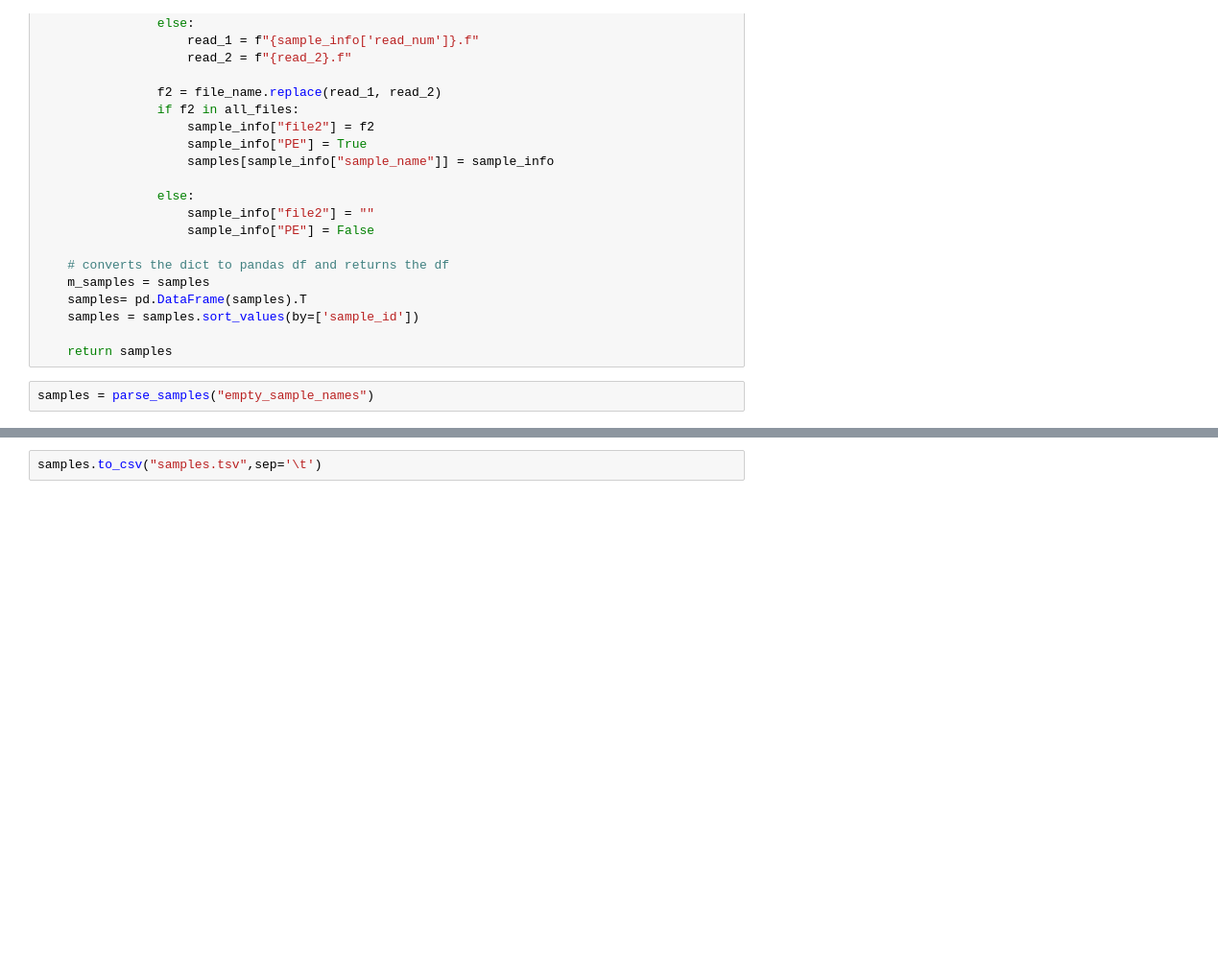
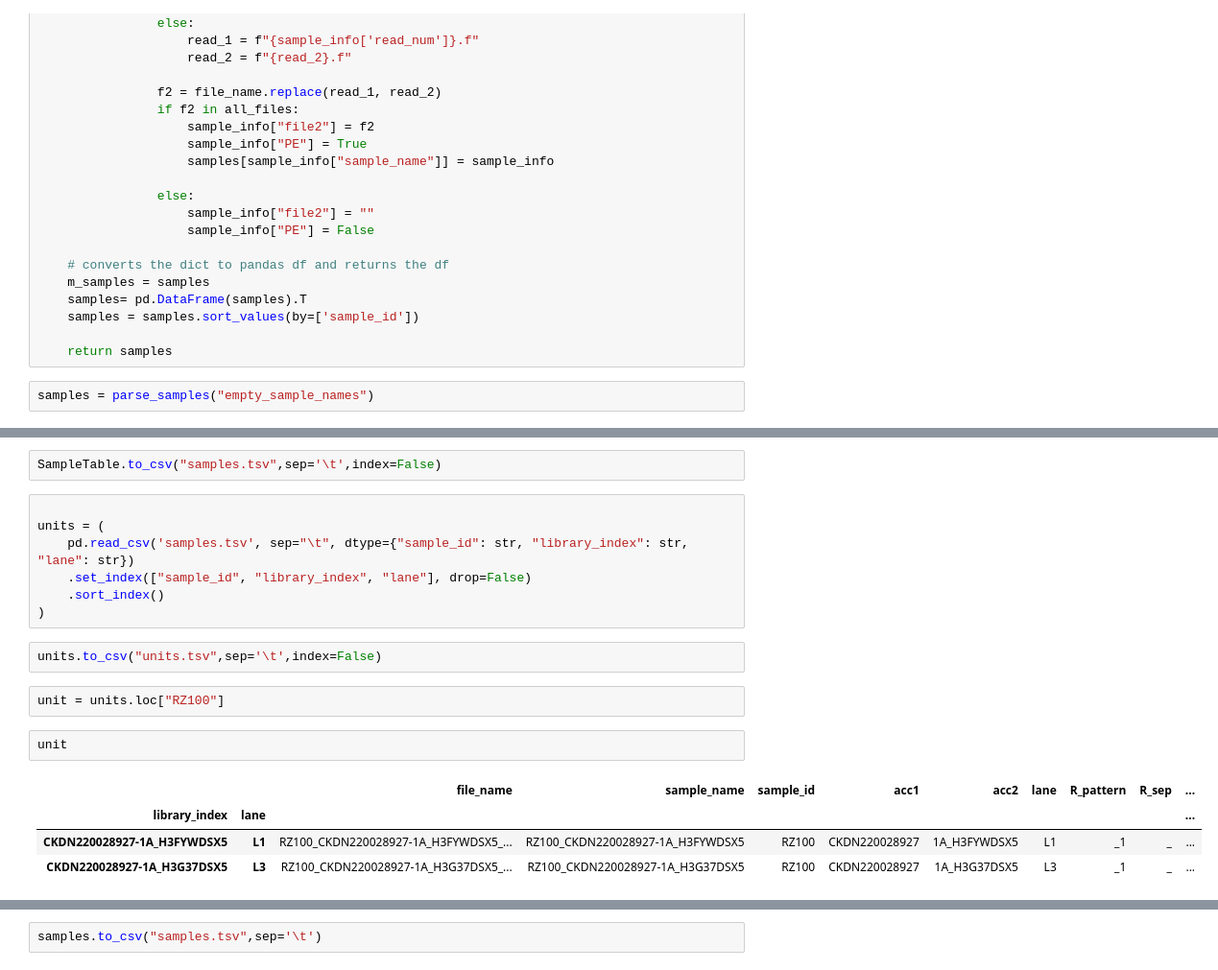
Before and after one commit to AbdelrahmanYahia/wes_gatk, a Jupyter notebook: dev/samp_recognition_dev.ipynb, the cells around one changed output, grey strips where cells are left out. Shown at 96% size. Cells and saved outputs as stored; diff of their text form; blank space fills up the shorter version.

Commit message:
processing sample names

```diff
--- a/dev/samp_recognition_dev.ipynb
+++ b/dev/samp_recognition_dev.ipynb
@@ -287,0 +301,20 @@ samples = parse_samples("empty_sample_names")
+# %%
+SampleTable.to_csv("samples.tsv",sep='\t',index=False)
+# %%
+
+units = (
+    pd.read_csv('samples.tsv', sep="\t", dtype={"sample_id": str, "library_index": str, "lane": str})
+    .set_index(["sample_id", "library_index", "lane"], drop=False)
+    .sort_index()
+)
+# %%
+units.to_csv("units.tsv",sep='\t',index=False)
+# %%
+unit = units.loc["RZ100"]
+# %%
+unit
+# %% [output]
+|  |  | file_name | sample_name | sample_id | acc1 | acc2 | lane | R_pattern | R_sep | ... |
+| library_index | lane |  |  |  |  |  |  |  |  | ... |
+| CKDN220028927-1A_H3FYWDSX5 | L1 | RZ100_CKDN220028927-1A_H3FYWDSX5_... | RZ100_CKDN220028927-1A_H3FYWDSX5 | RZ100 | CKDN220028927 | 1A_H3FYWDSX5 | L1 | _1 | _ | ... |
+| CKDN220028927-1A_H3G37DSX5 | L3 | RZ100_CKDN220028927-1A_H3G37DSX5_... | RZ100_CKDN220028927-1A_H3G37DSX5 | RZ100 | CKDN220028927 | 1A_H3G37DSX5 | L3 | _1 | _ | ... |
```
Also changed, not shown: parts of 3 cells of this notebook, 5 other files.
